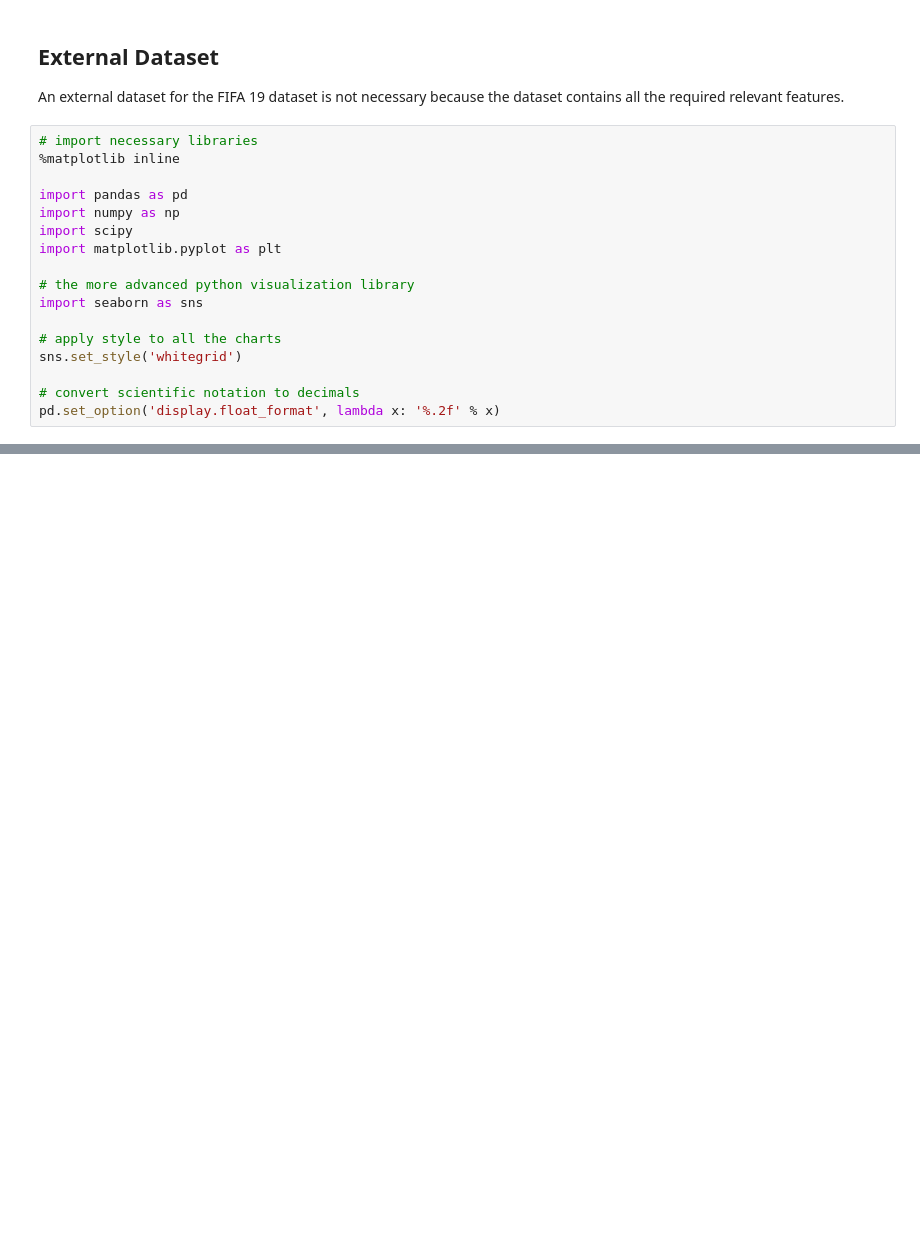
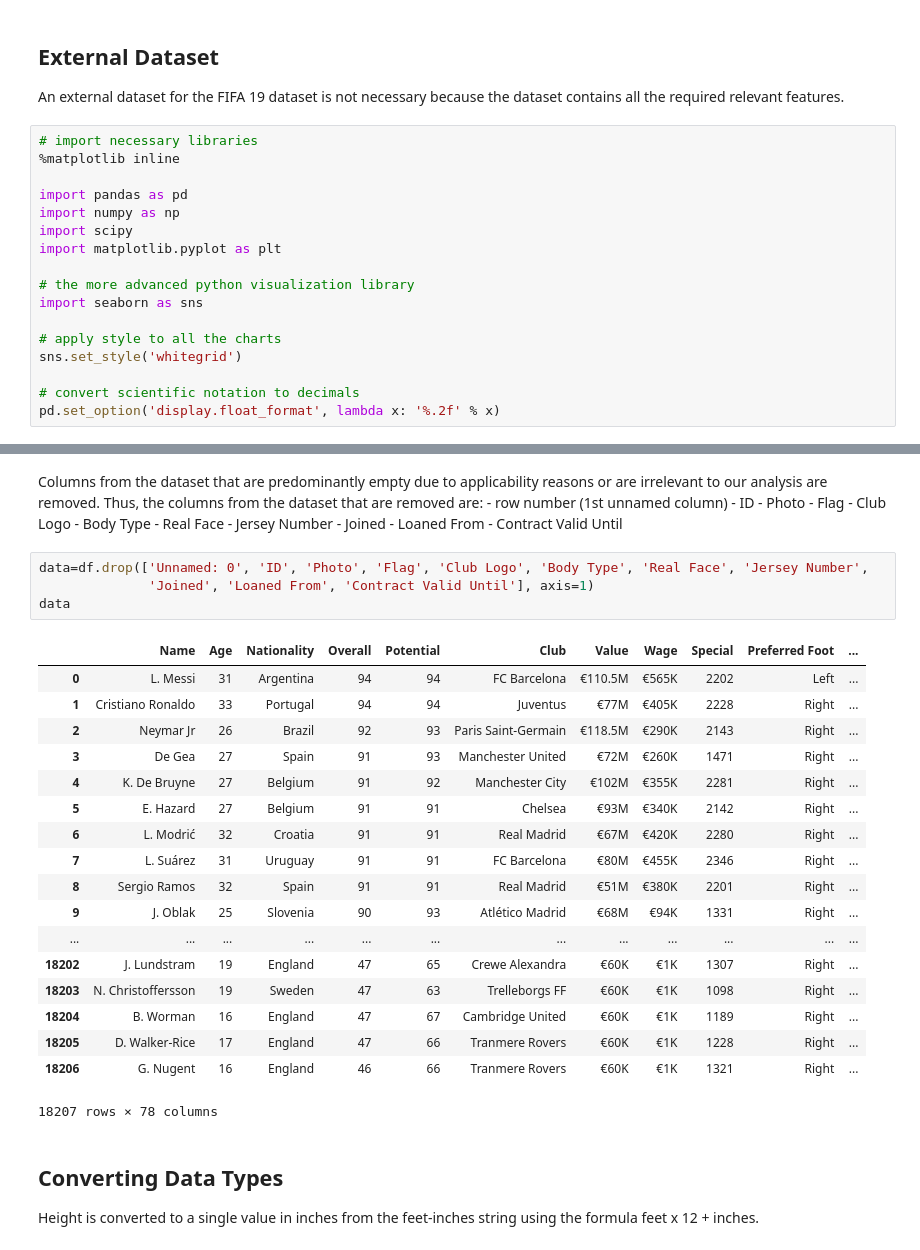
Before and after one commit to mdjoh/CEBD1260-Project, a Jupyter notebook: Week 3 - Data Wrangling and Cleaning.ipynb, the cells around one changed output, grey strips where cells are left out. Drawn from its saved outputs; the diff is of its cells as text; blank space fills up the shorter version.

```diff
--- a/Week 3 - Data Wrangling and Cleaning.ipynb
+++ b/Week 3 - Data Wrangling and Cleaning.ipynb
@@ -36,0 +68,39 @@ filling in a GK's position rating for outfield positions to be 0
+# %% [markdown]
+Columns from the dataset that are predominantly empty due to applicability reasons or are irrelevant to our analysis are removed. Thus, the columns from the dataset that are removed are:
+    - row number (1st unnamed column)
+    - ID
+    - Photo
+    - Flag
+    - Club Logo
+    - Body Type
+    - Real Face
+    - Jersey Number
+    - Joined
+    - Loaned From
+    - Contract Valid Until
+# %%
+data=df.drop(['Unnamed: 0', 'ID', 'Photo', 'Flag', 'Club Logo', 'Body Type', 'Real Face', 'Jersey Number',
+              'Joined', 'Loaned From', 'Contract Valid Until'], axis=1)
+data
+# %% [output]
+|  | Name | Age | Nationality | Overall | Potential | Club | Value | Wage | Special | Preferred Foot | ... |
+| 0 | L. Messi | 31 | Argentina | 94 | 94 | FC Barcelona | €110.5M | €565K | 2202 | Left | ... |
+| 1 | Cristiano Ronaldo | 33 | Portugal | 94 | 94 | Juventus | €77M | €405K | 2228 | Right | ... |
+| 2 | Neymar Jr | 26 | Brazil | 92 | 93 | Paris Saint-Germain | €118.5M | €290K | 2143 | Right | ... |
+| 3 | De Gea | 27 | Spain | 91 | 93 | Manchester United | €72M | €260K | 1471 | Right | ... |
+| 4 | K. De Bruyne | 27 | Belgium | 91 | 92 | Manchester City | €102M | €355K | 2281 | Right | ... |
+| 5 | E. Hazard | 27 | Belgium | 91 | 91 | Chelsea | €93M | €340K | 2142 | Right | ... |
+| 6 | L. Modrić | 32 | Croatia | 91 | 91 | Real Madrid | €67M | €420K | 2280 | Right | ... |
+| 7 | L. Suárez | 31 | Uruguay | 91 | 91 | FC Barcelona | €80M | €455K | 2346 | Right | ... |
+| 8 | Sergio Ramos | 32 | Spain | 91 | 91 | Real Madrid | €51M | €380K | 2201 | Right | ... |
+| 9 | J. Oblak | 25 | Slovenia | 90 | 93 | Atlético Madrid | €68M | €94K | 1331 | Right | ... |
+| ... | ... | ... | ... | ... | ... | ... | ... | ... | ... | ... | ... |
+| 18202 | J. Lundstram | 19 | England | 47 | 65 | Crewe Alexandra | €60K | €1K | 1307 | Right | ... |
+| 18203 | N. Christoffersson | 19 | Sweden | 47 | 63 | Trelleborgs FF | €60K | €1K | 1098 | Right | ... |
+| 18204 | B. Worman | 16 | England | 47 | 67 | Cambridge United | €60K | €1K | 1189 | Right | ... |
+| 18205 | D. Walker-Rice | 17 | England | 47 | 66 | Tranmere Rovers | €60K | €1K | 1228 | Right | ... |
+| 18206 | G. Nugent | 16 | England | 46 | 66 | Tranmere Rovers | €60K | €1K | 1321 | Right | ... |
+18207 rows × 78 columns
+# %% [markdown]
+## Converting Data Types
+Height is converted to a single value in inches from the feet-inches string using the formula feet x 12 + inches.
```
Also changed, not shown: parts of 7 cells of this notebook.
